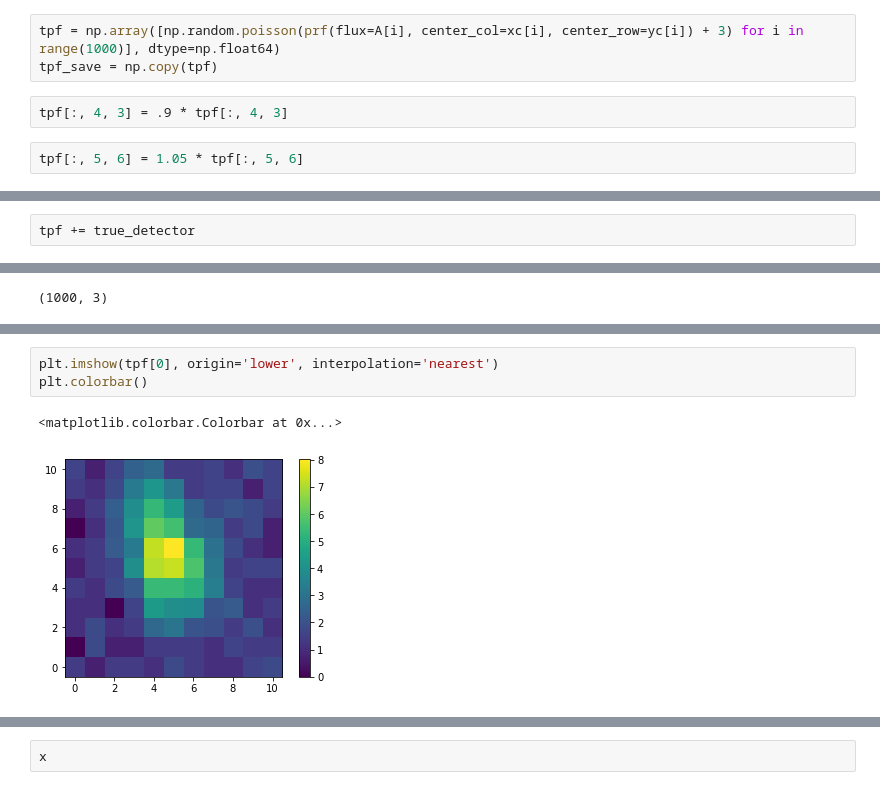
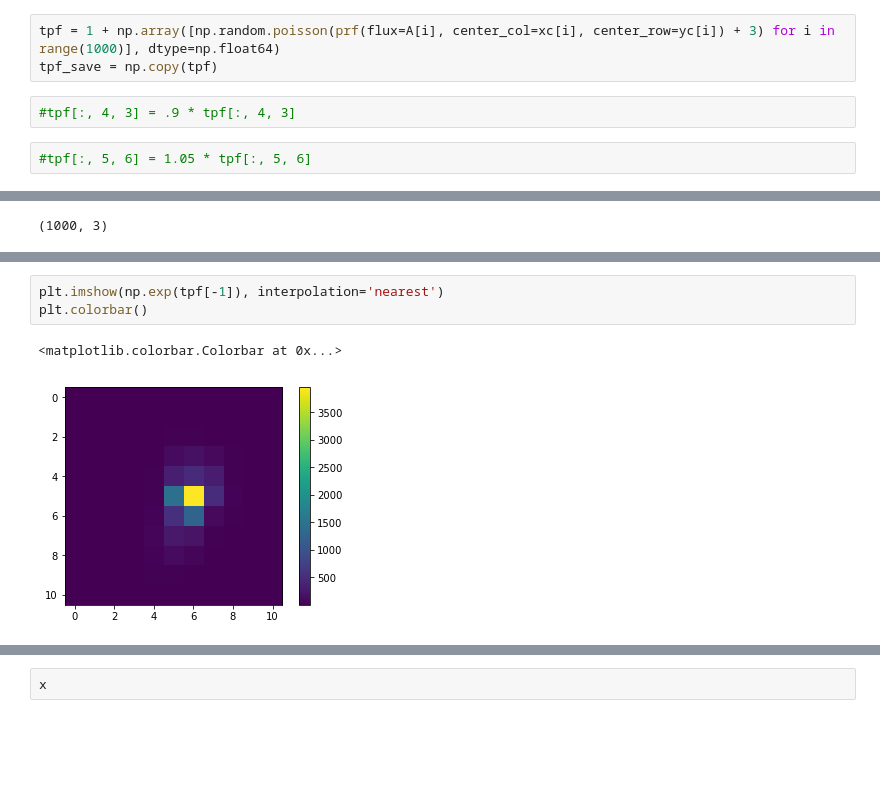
Before and after one commit to benmontet/nutella, a Jupyter notebook: nutella_example.ipynb, the cells around one changed output, grey strips where cells are left out. Cells and saved outputs as stored; diff of their text form; blank space fills up the shorter version.

```diff
--- a/nutella_example.ipynb
+++ b/nutella_example.ipynb
@@ -28,8 +28,8 @@ yc = 205.5 + 0.05 * np.random.normal(size=1000) + .3 - .3*signal.sawtooth(np.lin
 # %%
-tpf = np.array([np.random.poisson(prf(flux=A[i], center_col=xc[i], center_row=yc[i]) + 3) for i in range(1000)], dtype=np.float64)
+tpf = 1 + np.array([np.random.poisson(prf(flux=A[i], center_col=xc[i], center_row=yc[i]) + 3) for i in range(1000)], dtype=np.float64)
 tpf_save = np.copy(tpf)
 # %%
-tpf[:, 4, 3] = .9 * tpf[:, 4, 3]
+#tpf[:, 4, 3] = .9 * tpf[:, 4, 3]
 # %%
-tpf[:, 5, 6] = 1.05 * tpf[:, 5, 6]
+#tpf[:, 5, 6] = 1.05 * tpf[:, 5, 6]
 # %%
@@ -131,8 +131,6 @@ xp = np.linspace(0, 10, 44)
 yp = np.linspace(0, 10, 44)
 # %%
 from scipy.interpolate import RectBivariateSpline
-# %%
-tpf += true_detector
 # %%
 tpf = np.log(tpf)
 # %%
@@ -242,6 +270,6 @@ yc[0] - 205.5
 # %%
-plt.imshow(tpf[0], origin='lower', interpolation='nearest')
+plt.imshow(np.exp(tpf[-1]), interpolation='nearest')
 plt.colorbar()
 # %% [output]
 <matplotlib.colorbar.Colorbar at 0x...>
-[figure, old version]
+[figure, new version]
```
Also changed, not shown: parts of 66 cells of this notebook.
